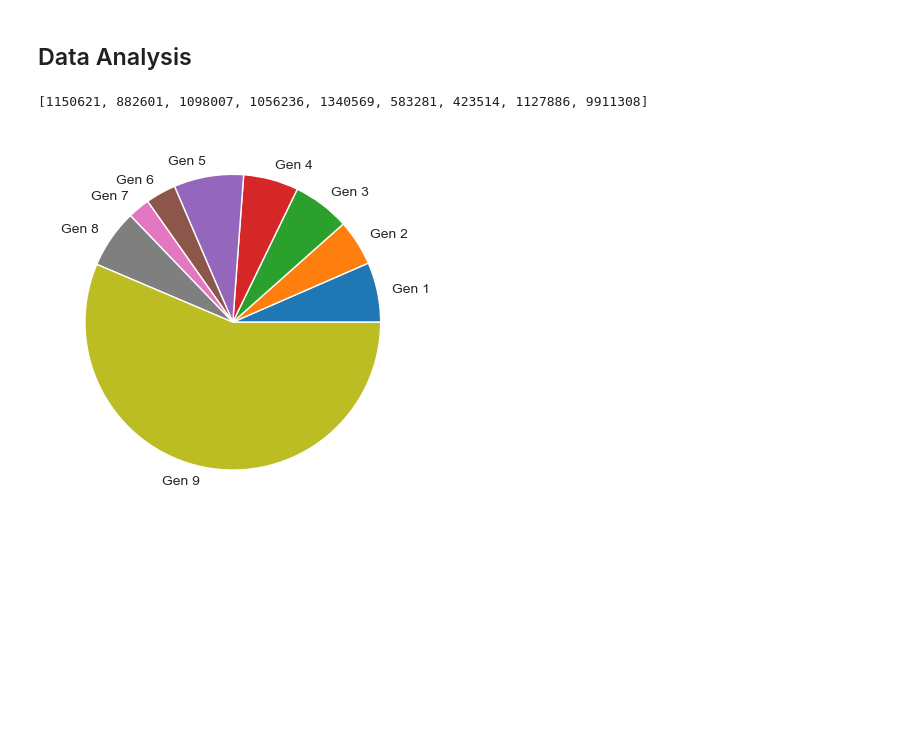
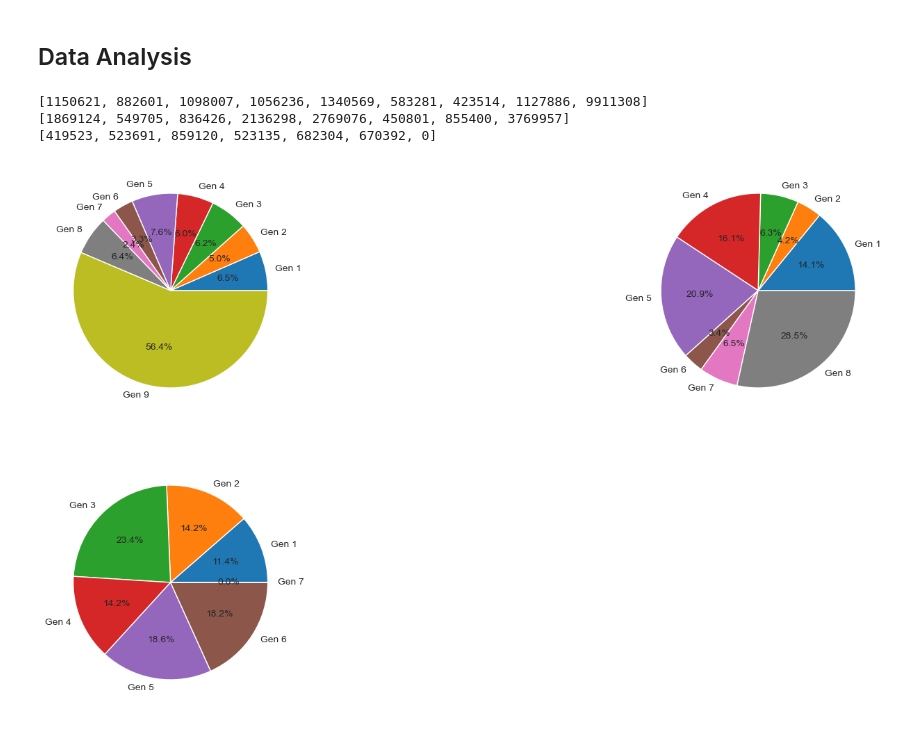
Before and after one commit to pepijn03/S4-Notebooks, a Jupyter notebook: challenge/Pokemon_showdown.ipynb, the cells around one changed output. Cells and saved outputs as stored; diff of their text form; code cells hidden in the pictures; blank space fills up the shorter version.

```diff
--- a/challenge/Pokemon_showdown.ipynb
+++ b/challenge/Pokemon_showdown.ipynb
@@ -515,0 +544,5 @@ df_gen9
+# %%
+usage_stats = import_showdown_usage_stats(url = "https://www.smogon.com/stats/2019-12/gen8vgc2020-0.txt", filename="gen8vgc0.txt")
+df_gen8 = pd.merge(usage_stats, stats, on='pokemon', how='inner')
+print(df_gen8.shape)
+df_gen8
@@ -515,0 +564,5 @@ df_gen9
+# %%
+usage_stats = import_showdown_usage_stats(url = "https://www.smogon.com/stats/2016-09/vgc2016-0.txt", filename="gen7vgc0.txt")
+df_gen7 = pd.merge(usage_stats, stats, on='pokemon', how='inner')
+print(df_gen7.shape)
+df_gen7
@@ -520,17 +588,39 @@ from matplotlib import pyplot as plt
 from pandas.plotting import parallel_coordinates
 import seaborn as sns
 %matplotlib inline
-# %%
-plot_data = df_gen9[['count', 'generation']]
-gen_counts = []
-for x in range(1, 10):
-    gen_counts.append(df_gen9.loc[df_gen9['generation'] == x, 'count'].sum())
-print(gen_counts)
-plt.pie(gen_counts, labels=['Gen 1', 'Gen 2', 'Gen 3', 'Gen 4', 'Gen 5', 'Gen 6', 'Gen 7', 'Gen 8','Gen 9'])
-plt.show()
-# %% [output]
-[1150621, 882601, 1098007, 1056236, 1340569, 583281, 423514, 1127886, 9911308]
-[figure, removed]
+# %%
+gen9_counts = []
+for x in range(1, 10):
+    gen9_counts.append(df_gen9.loc[df_gen9['generation'] == x, 'count'].sum())
+print(gen9_counts)
+
+gen8_counts = []
+for x in range(1, 9):
+    gen8_counts.append(df_gen8.loc[df_gen8['generation'] == x, 'count'].sum())
+print(gen8_counts)
+
+gen7_counts = []
+for x in range(1, 8):
+    gen7_counts.append(df_gen7.loc[df_gen7['generation'] == x, 'count'].sum())
+print(gen7_counts)
+
+plt.figure(figsize=[20, 10])
+
+plt.subplot(2,2,1)
+plt.pie(gen9_counts, labels=['Gen 1', 'Gen 2', 'Gen 3', 'Gen 4', 'Gen 5', 'Gen 6', 'Gen 7', 'Gen 8','Gen 9'], autopct='%1.1f%%')
+
+plt.subplot(2,2,2)
+plt.pie(gen8_counts, labels=['Gen 1', 'Gen 2', 'Gen 3', 'Gen 4', 'Gen 5', 'Gen 6', 'Gen 7', 'Gen 8'], autopct='%1.1f%%')
+
+plt.subplot(2,2,3)
+plt.pie(gen7_counts, labels=['Gen 1', 'Gen 2', 'Gen 3', 'Gen 4', 'Gen 5', 'Gen 6', 'Gen 7'], autopct='%1.1f%%')
+
+plt.show()
+# %% [output]
+[1150621, 882601, 1098007, 1056236, 1340569, 583281, 423514, 1127886, 9911308]
+[1869124, 549705, 836426, 2136298, 2769076, 450801, 855400, 3769957]
+[419523, 523691, 859120, 523135, 682304, 670392, 0]
+[figure, added]
 # %%
 plot_data = df_gen9[['count', 'hp', 'atk', 'def', 'sp.atk', 'sp.def', 'spd']]
 
```
Also changed, not shown: parts of 8 cells of this notebook, 2 other files.
